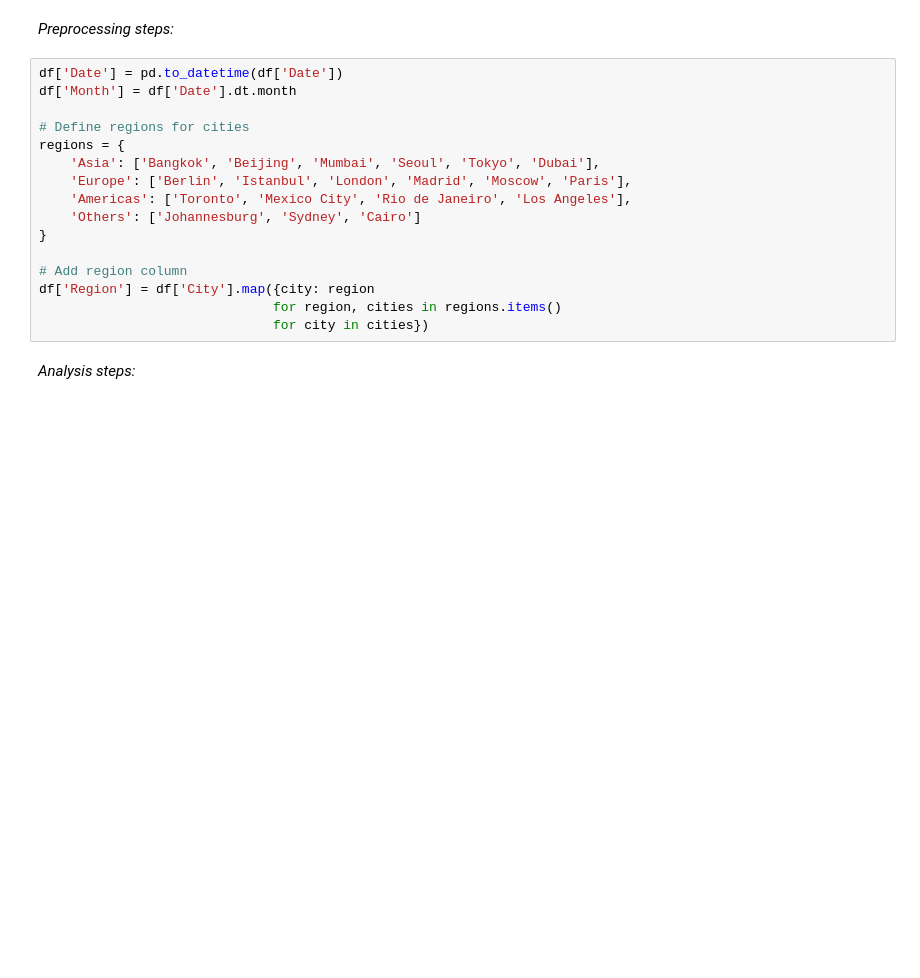
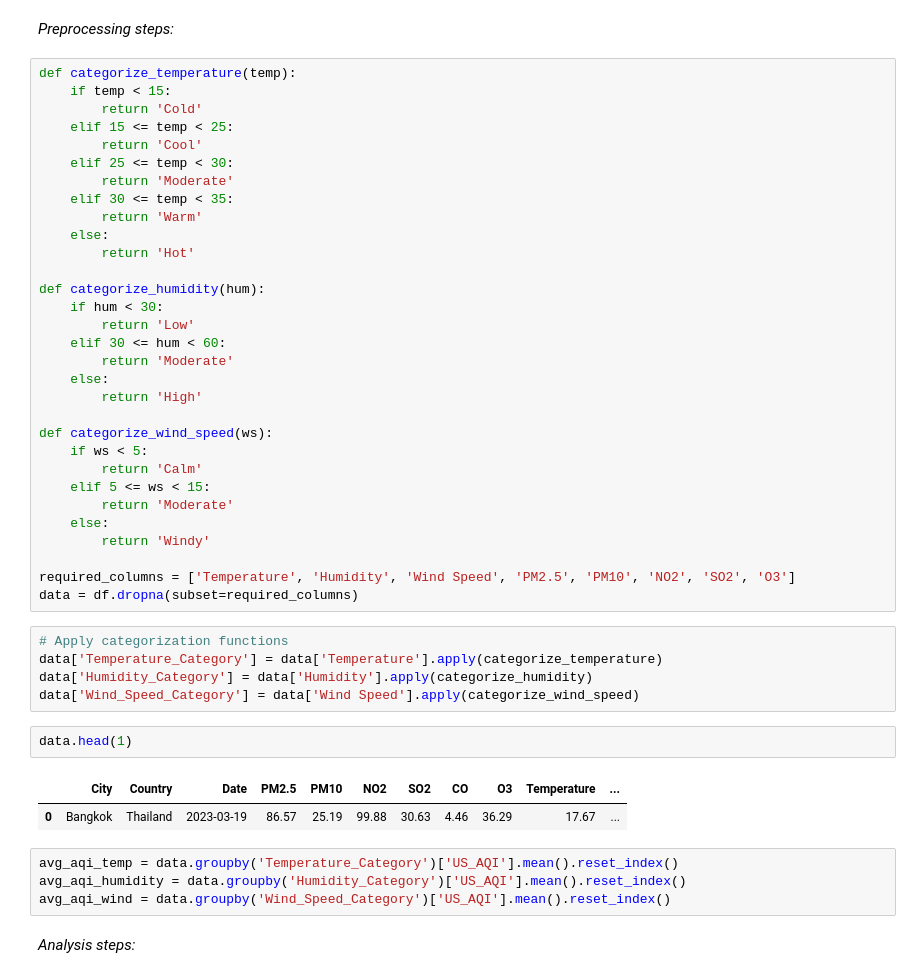
Before and after one commit to mtue04/P4DS-FinalProject-CapyData, a Jupyter notebook: notebooks/question_analyzing.ipynb, the cells around one changed output. Drawn from its saved outputs; the diff is of its cells as text; blank space fills up the shorter version.

```diff
--- a/notebooks/question_analyzing.ipynb
+++ b/notebooks/question_analyzing.ipynb
@@ -174,20 +375,49 @@ However, when considering the remaining cities in the dataset, all of these citi
 # %% [markdown]
 *Preprocessing steps:*
-# %%
-df['Date'] = pd.to_datetime(df['Date'])
-df['Month'] = df['Date'].dt.month
-
-# Define regions for cities
-regions = {
-    'Asia': ['Bangkok', 'Beijing', 'Mumbai', 'Seoul', 'Tokyo', 'Dubai'],
-    'Europe': ['Berlin', 'Istanbul', 'London', 'Madrid', 'Moscow', 'Paris'],
-    'Americas': ['Toronto', 'Mexico City', 'Rio de Janeiro', 'Los Angeles'],
-    'Others': ['Johannesburg', 'Sydney', 'Cairo']
-}
-
-# Add region column
-df['Region'] = df['City'].map({city: region
-                              for region, cities in regions.items()
-                              for city in cities})
+# %%
+def categorize_temperature(temp):
+    if temp < 15:
+        return 'Cold'
+    elif 15 <= temp < 25:
+        return 'Cool'
+    elif 25 <= temp < 30:
+        return 'Moderate'
+    elif 30 <= temp < 35:
+        return 'Warm'
+    else:
+        return 'Hot'
+
+def categorize_humidity(hum):
+    if hum < 30:
+        return 'Low'
+    elif 30 <= hum < 60:
+        return 'Moderate'
+    else:
+        return 'High'
+
+def categorize_wind_speed(ws):
+    if ws < 5:
+        return 'Calm'
+    elif 5 <= ws < 15:
+        return 'Moderate'
+    else:
+        return 'Windy'
+
+required_columns = ['Temperature', 'Humidity', 'Wind Speed', 'PM2.5', 'PM10', 'NO2', 'SO2', 'O3']
+data = df.dropna(subset=required_columns)
+# %%
+# Apply categorization functions
+data['Temperature_Category'] = data['Temperature'].apply(categorize_temperature)
+data['Humidity_Category'] = data['Humidity'].apply(categorize_humidity)
+data['Wind_Speed_Category'] = data['Wind Speed'].apply(categorize_wind_speed)
+# %%
+data.head(1)
+# %% [output]
+|  | City | Country | Date | PM2.5 | PM10 | NO2 | SO2 | CO | O3 | Temperature | ... |
+| 0 | Bangkok | Thailand | 2023-03-19 | 86.57 | 25.19 | 99.88 | 30.63 | 4.46 | 36.29 | 17.67 | ... |
+# %%
+avg_aqi_temp = data.groupby('Temperature_Category')['US_AQI'].mean().reset_index()
+avg_aqi_humidity = data.groupby('Humidity_Category')['US_AQI'].mean().reset_index()
+avg_aqi_wind = data.groupby('Wind_Speed_Category')['US_AQI'].mean().reset_index()
 # %% [markdown]
 *Analysis steps:*
```
Also changed, not shown: parts of 53 cells of this notebook.
